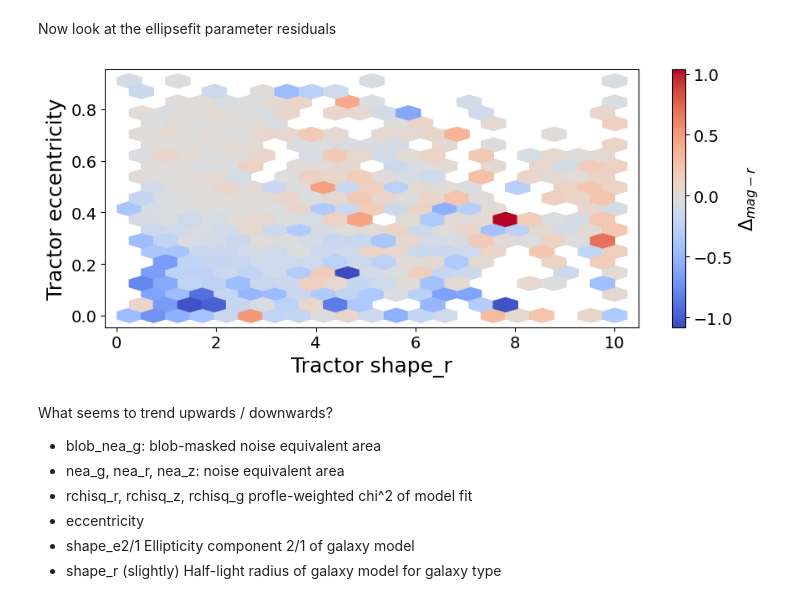
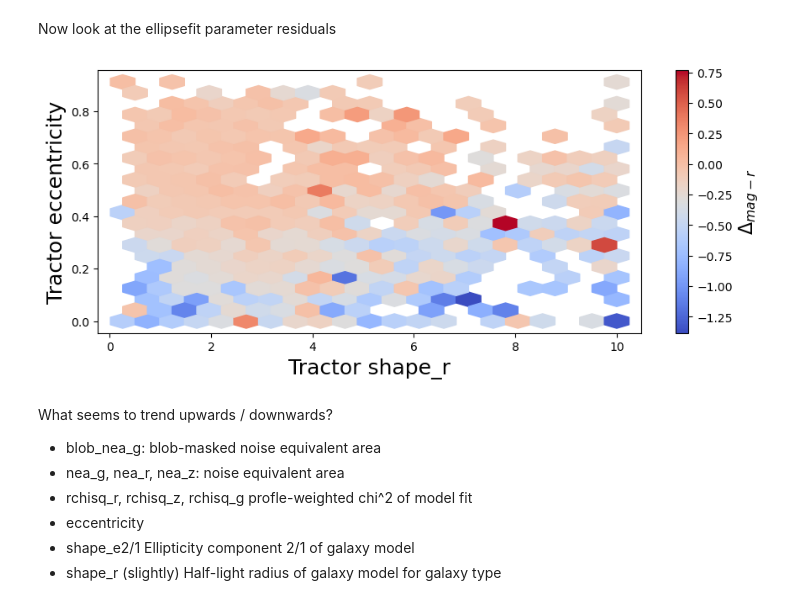
Before and after one commit to mattkwiecien/legacyhalos, a Jupyter notebook: science/sv3/sv3_mag_subsample_comparison.ipynb, the cells around one changed output. Cells and saved outputs as stored; diff of their text form; code cells hidden in the pictures.

```diff
--- a/science/sv3/sv3_mag_subsample_comparison.ipynb
+++ b/science/sv3/sv3_mag_subsample_comparison.ipynb
@@ -44,3 +47,9 @@ ellipse = ellipse[mask]
 print(len(tractor))
 # %% [output]
 1747
+# %%
+shape_r_cut = tractor['shape_r'] >= 1
+tractor = tractor[shape_r_cut]
+sample = sample[shape_r_cut]
+ellipse = ellipse[shape_r_cut]
+print(len(tractor))
@@ -363,18 +381,18 @@ plt.close()
 # %%
 fig, (ax0) = plt.subplots(ncols=1, sharey=True, figsize=(9, 4))
-hb = plt.hexbin(tractor['shape_r'], e, C=delta_mag_r, gridsize=20, cmap='coolwarm')
+hb = plt.hexbin(tractor['shape_r'], e, C=delta_mag_r_tractor, gridsize=20, cmap='coolwarm')
 
 cb = fig.colorbar(hb, ax=ax0)
 cb.set_label(r'$\Delta_{mag-r}$', fontsize=16)
 ax0.set_xlabel('Tractor shape_r', fontsize=18)
 ax0.set_ylabel('Tractor eccentricity', fontsize=18)
 fig.tight_layout()
-fig.savefig(figure_path+'2d_tractor_shape_eccentricity_residuals.png')
+# fig.savefig(figure_path+'2d_tractor_shape_eccentricity_residuals.png')
 
-fig = plt.figure(figsize = (9,4))
-plt.close()
+# fig = plt.figure(figsize = (9,4))
+# plt.close()
 # %% [output]
-[figure, old version]
+[figure, new version]
 # %% [markdown]
 What seems to trend upwards / downwards?
 * blob_nea_g:                   blob-masked noise equivalent area
```
Also changed, not shown: parts of 13 cells of this notebook, 2 other files.
